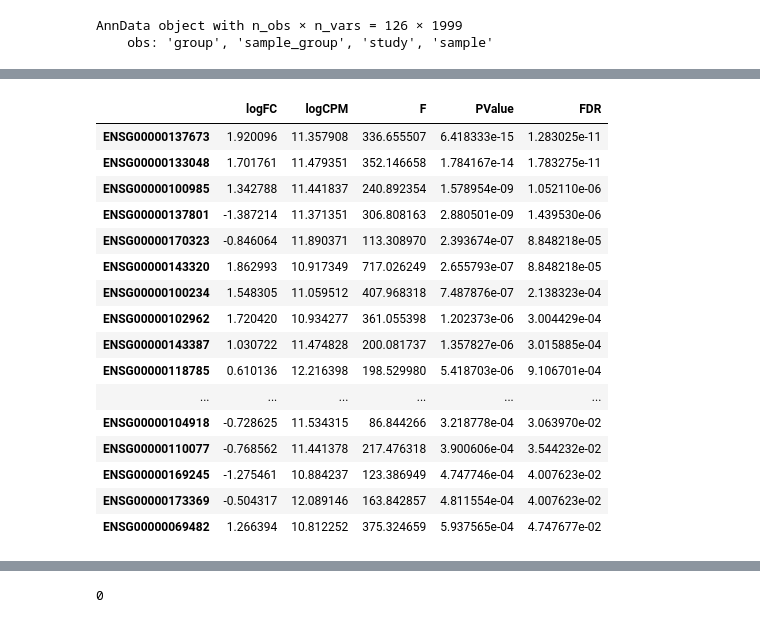
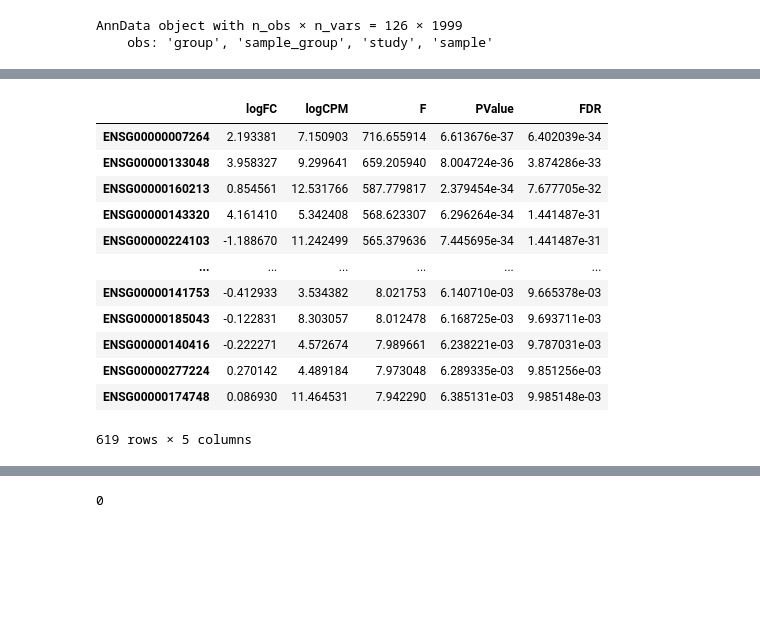
Before and after one commit to theislab/multimil_reproducibility, a Jupyter notebook: notebooks/mil_analysis/hlca_healthy_ipf_embed_balanced/macrophages_de.ipynb, the cells around one changed output, grey strips where cells are left out. Cells and saved outputs as stored; diff of their text form; code cells hidden in the pictures; blank space fills up the shorter version.

```diff
--- a/notebooks/mil_analysis/hlca_healthy_ipf_embed_balanced/macrophages_de.ipynb
+++ b/notebooks/mil_analysis/hlca_healthy_ipf_embed_balanced/macrophages_de.ipynb
@@ -37,7 +36,7 @@ The rpy2.ipython extension is already loaded. To reload it, use:
 library(edgeR)
 library(MAST)
 # %%
-macrophages = sc.read('../../pipeline/data/analysis/hlca_healthy_ipf_embed_balanced/macrophages.h5ad')
+macrophages = sc.read('../../../pipeline/data/analysis/hlca_healthy_ipf_embed_balanced/macrophages.h5ad')
 macrophages
 # %% [output]
 AnnData object with n_obs × n_vars = 138736 × 2000
@@ -111,7 +110,7 @@ AnnData object with n_obs × n_vars = 104008 × 2000
     obsm: 'X_umap', 'genes', 'latent'
     obsp: 'connectivities', 'distances'
 # %%
-hlca = sc.read('../../../snakemake/hlca/5fold/hlca_hyperparam/data/pp/hlca_hvg_pearson.h5ad')
+hlca = sc.read('../../../../snakemake/hlca/5fold/hlca_hyperparam/data/pp/hlca_hvg_pearson.h5ad')
 hlca
 # %% [output]
 AnnData object with n_obs × n_vars = 2149684 × 2000
@@ -168,14 +167,14 @@ fit_model <- function(adata_){
     # create an edgeR object with counts and grouping factor
     y <- DGEList(assay(adata_, "X"), group = colData(adata_)$group)
     # filter out genes with low counts
-    print("Dimensions:")
+    print("Dimensions before subsetting:")
     print(dim(y))
     print("")
-    # keep <- filterByExpr(y)
-    # y <- y[keep, , keep.lib.sizes=FALSE]
-    # print("Dimensions after subsetting:")
-    # print(dim(y))
-    # print("")
+    keep <- filterByExpr(y)
+    y <- y[keep, , keep.lib.sizes=FALSE]
+    print("Dimensions after subsetting:")
+    print(dim(y))
+    print("")
     # normalize
     y <- calcNormFactors(y)
     # will add study covariate to the design matrix as there are still some batch effects
@@ -191,5 +190,6 @@ fit_model <- function(adata_){
     return(list("fit"=fit, "design"=design, "y"=y))
 }
 # %%
-adata_
+adata_.X = adata_.layers['counts'].copy()
+adata_.X
 # %% [output]
@@ -287,22 +296,18 @@ plotSmear(qlf, de.tags = rownames(tt)[which(tt$FDR<0.05)])
 # %%
-tt_sign = tt[tt['FDR'] < 0.05]
+tt_sign = tt[tt['FDR'] < 0.01]
 tt_sign
 # %% [output]
 |  | logFC | logCPM | F | PValue | FDR |
-| ENSG00000137673 | 1.920096 | 11.357908 | 336.655507 | 6.418333e-15 | 1.283025e-11 |
-| ENSG00000133048 | 1.701761 | 11.479351 | 352.146658 | 1.784167e-14 | 1.783275e-11 |
-| ENSG00000100985 | 1.342788 | 11.441837 | 240.892354 | 1.578954e-09 | 1.052110e-06 |
-| ENSG00000137801 | -1.387214 | 11.371351 | 306.808163 | 2.880501e-09 | 1.439530e-06 |
-| ENSG00000170323 | -0.846064 | 11.890371 | 113.308970 | 2.393674e-07 | 8.848218e-05 |
-| ENSG00000143320 | 1.862993 | 10.917349 | 717.026249 | 2.655793e-07 | 8.848218e-05 |
-| ENSG00000100234 | 1.548305 | 11.059512 | 407.968318 | 7.487876e-07 | 2.138323e-04 |
-| ENSG00000102962 | 1.720420 | 10.934277 | 361.055398 | 1.202373e-06 | 3.004429e-04 |
-| ENSG00000143387 | 1.030722 | 11.474828 | 200.081737 | 1.357827e-06 | 3.015885e-04 |
-| ENSG00000118785 | 0.610136 | 12.216398 | 198.529980 | 5.418703e-06 | 9.106701e-04 |
+| ENSG00000007264 | 2.193381 | 7.150903 | 716.655914 | 6.613676e-37 | 6.402039e-34 |
+| ENSG00000133048 | 3.958327 | 9.299641 | 659.205940 | 8.004724e-36 | 3.874286e-33 |
+| ENSG00000160213 | 0.854561 | 12.531766 | 587.779817 | 2.379454e-34 | 7.677705e-32 |
+| ENSG00000143320 | 4.161410 | 5.342408 | 568.623307 | 6.296264e-34 | 1.441487e-31 |
+| ENSG00000224103 | -1.188670 | 11.242499 | 565.379636 | 7.445695e-34 | 1.441487e-31 |
 | ... | ... | ... | ... | ... | ... |
-| ENSG00000104918 | -0.728625 | 11.534315 | 86.844266 | 3.218778e-04 | 3.063970e-02 |
-| ENSG00000110077 | -0.768562 | 11.441378 | 217.476318 | 3.900606e-04 | 3.544232e-02 |
-| ENSG00000169245 | -1.275461 | 10.884237 | 123.386949 | 4.747746e-04 | 4.007623e-02 |
-| ENSG00000173369 | -0.504317 | 12.089146 | 163.842857 | 4.811554e-04 | 4.007623e-02 |
-| ENSG00000069482 | 1.266394 | 10.812252 | 375.324659 | 5.937565e-04 | 4.747677e-02 |
+| ENSG00000141753 | -0.412933 | 3.534382 | 8.021753 | 6.140710e-03 | 9.665378e-03 |
+| ENSG00000185043 | -0.122831 | 8.303057 | 8.012478 | 6.168725e-03 | 9.693711e-03 |
+| ENSG00000140416 | -0.222271 | 4.572674 | 7.989661 | 6.238221e-03 | 9.787031e-03 |
+| ENSG00000277224 | 0.270142 | 4.489184 | 7.973048 | 6.289335e-03 | 9.851256e-03 |
+| ENSG00000174748 | 0.086930 | 11.464531 | 7.942290 | 6.385131e-03 | 9.985148e-03 |
+619 rows × 5 columns
 # %%
```
Also changed, not shown: parts of 47 cells of this notebook, 6 other files.
